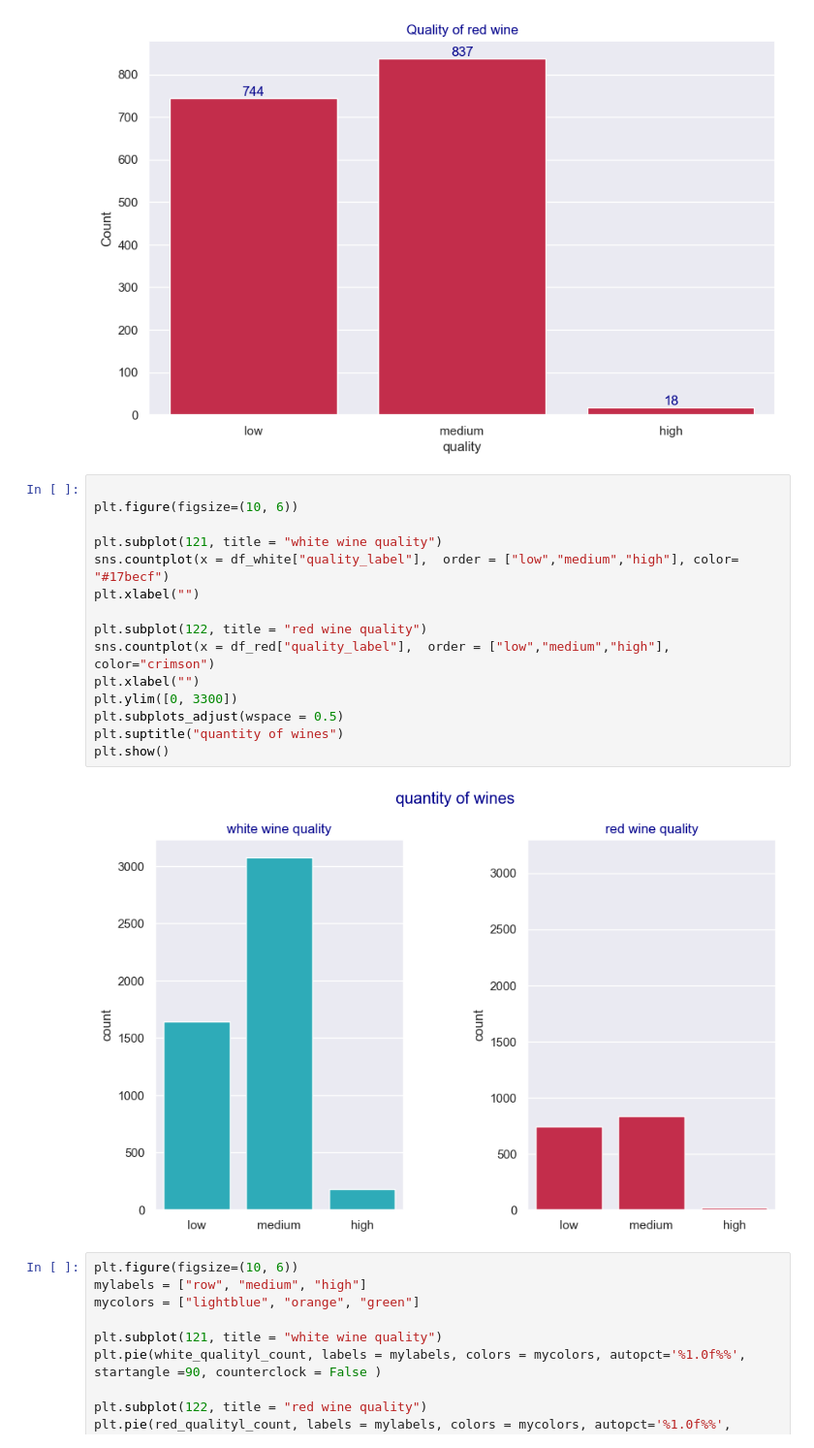
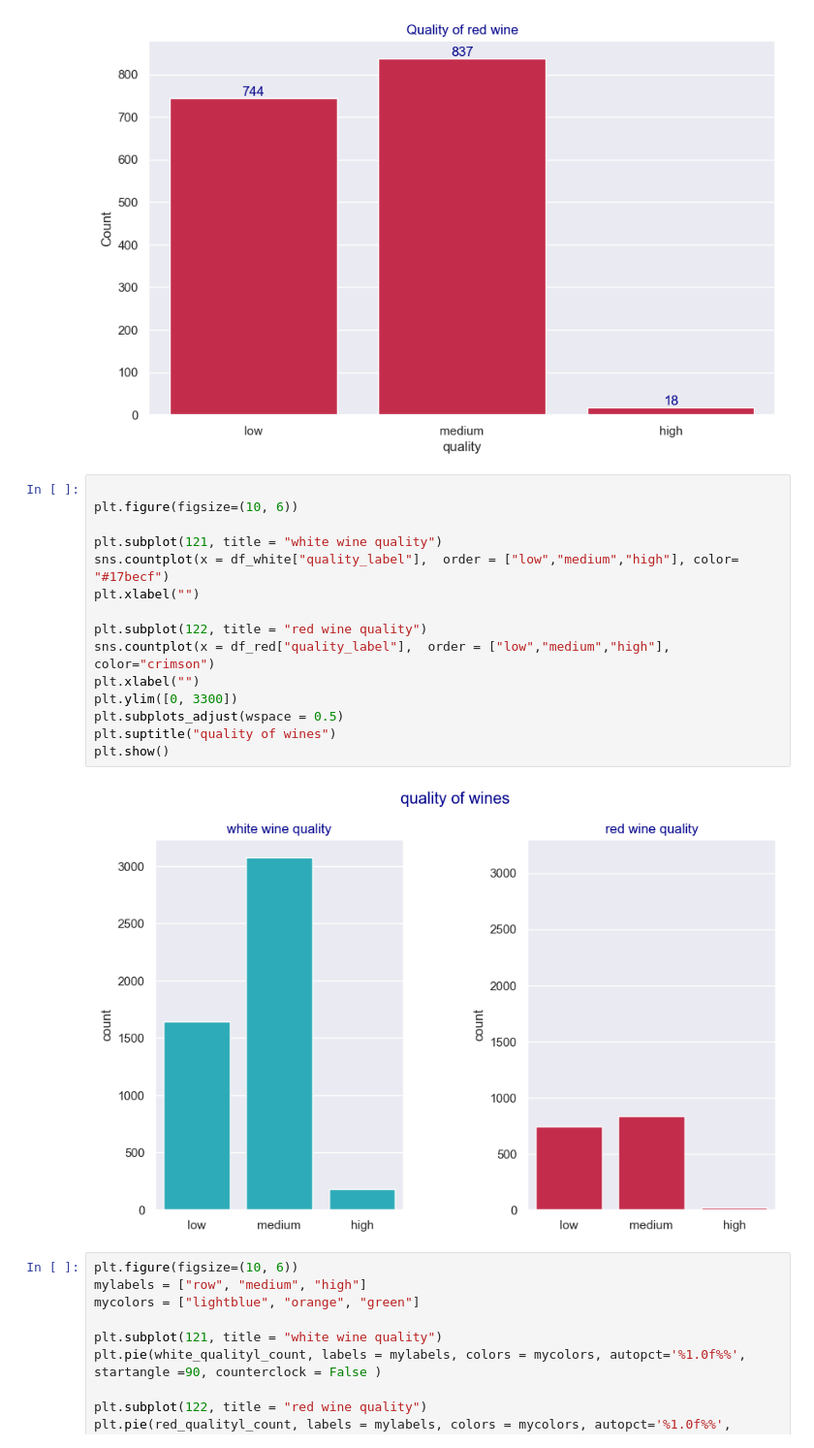
Before and after one commit to satomi26/Project-2, a Jupyter notebook: all_wine.ipynb, the cells around one changed output. Shown at 97% size. Saved outputs shown, nothing was run; the diff lists cells and outputs as text.

```diff
--- a/all_wine.ipynb
+++ b/all_wine.ipynb
@@ -455,20 +455,20 @@ plt.show()
 # %%
 
 plt.figure(figsize=(10, 6))
 
 plt.subplot(121, title = "white wine quality")
 sns.countplot(x = df_white["quality_label"],  order = ["low","medium","high"], color= "#17becf")
 plt.xlabel("")
 
 plt.subplot(122, title = "red wine quality")
 sns.countplot(x = df_red["quality_label"],  order = ["low","medium","high"], color="crimson")
 plt.xlabel("")
 plt.ylim([0, 3300])
 plt.subplots_adjust(wspace = 0.5)
-plt.suptitle("quantity of wines")
+plt.suptitle("quality of wines")
 plt.show()
 # %% [output]
-[figure, old version]
+[figure, new version]
 # %%
 plt.figure(figsize=(10, 6))
 mylabels = ["row", "medium", "high"]
```
Also changed, not shown: parts of 6 cells of this notebook, 1 other file.
